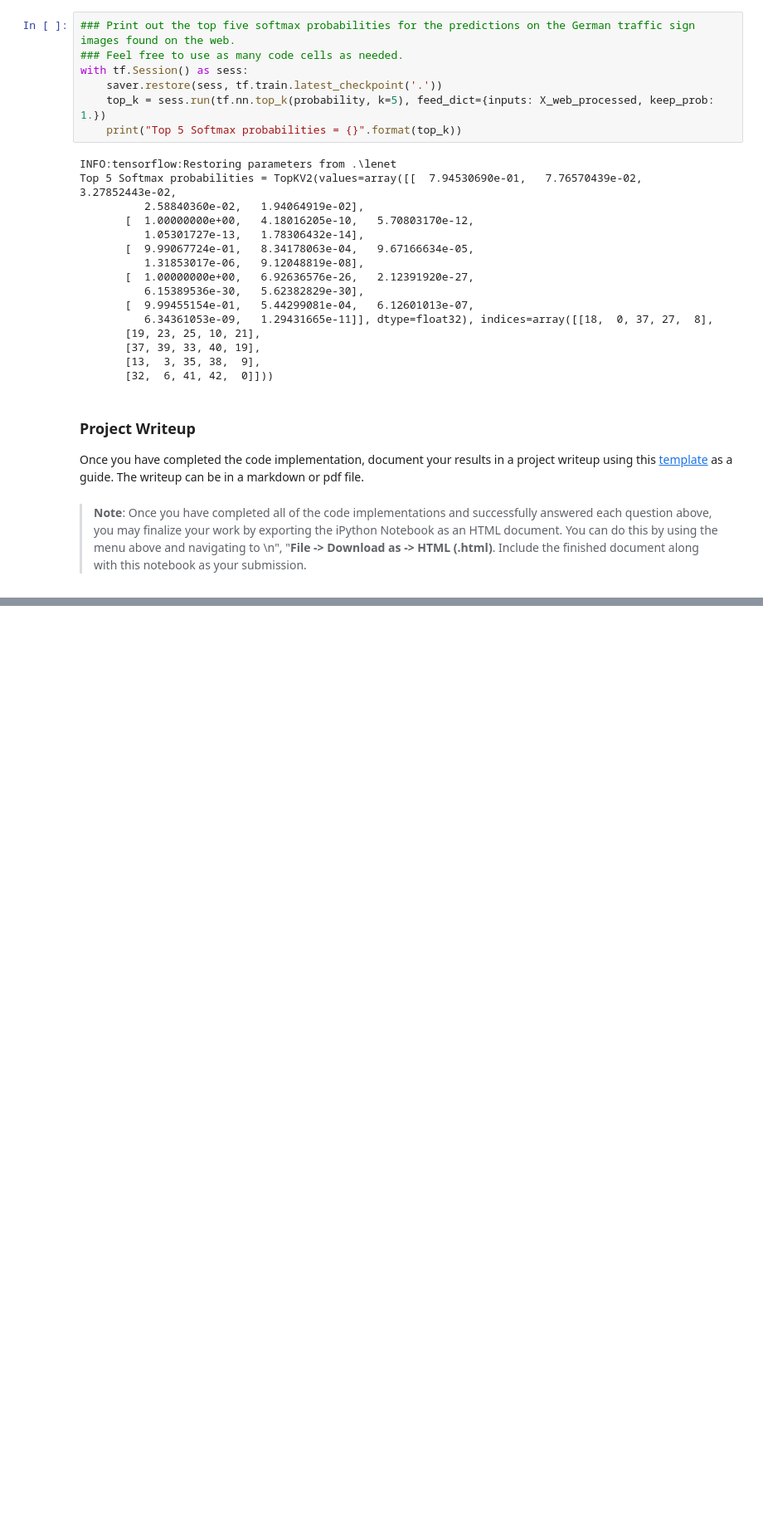
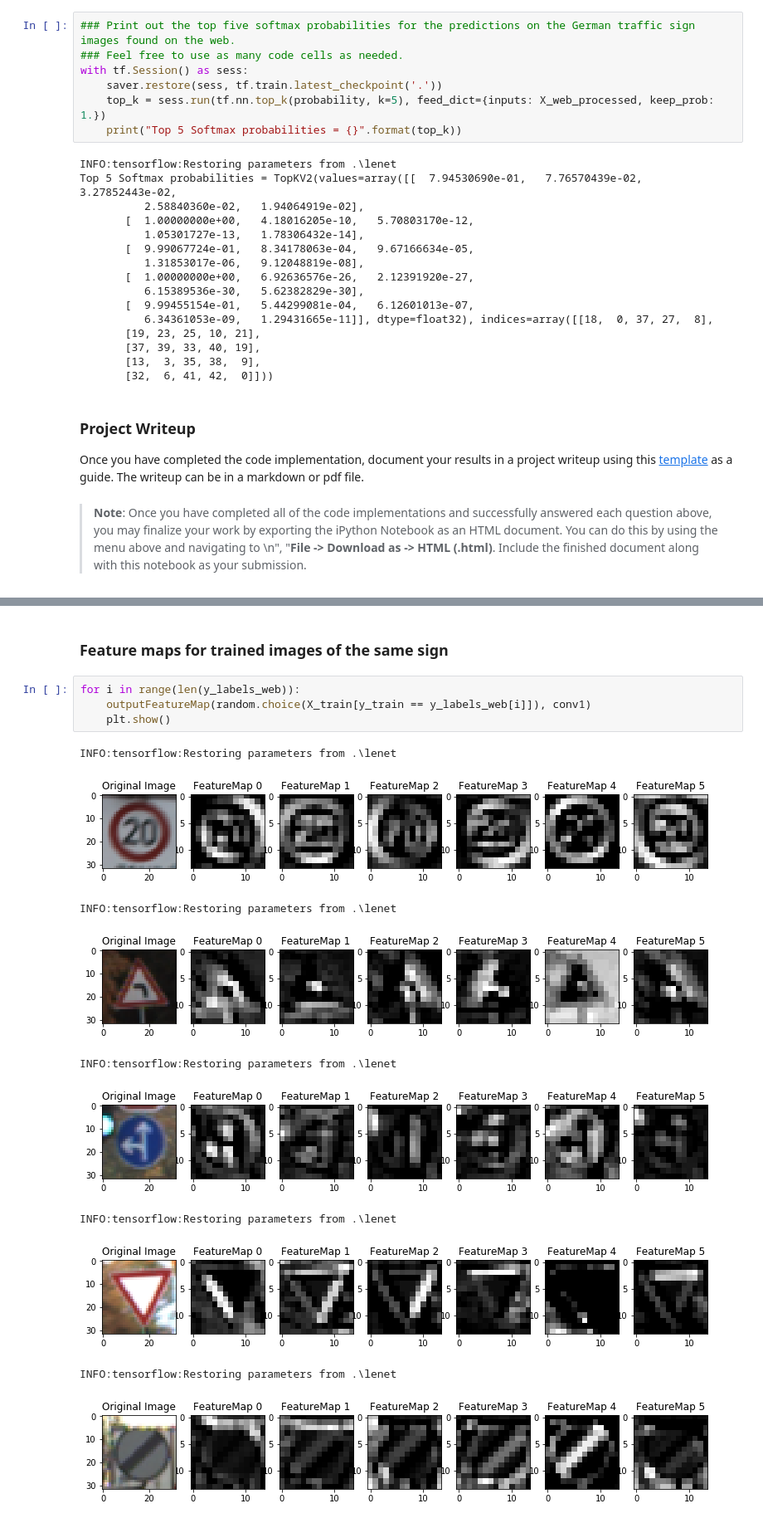
Before and after one commit to agoila/udacity-carnd-P2, a Jupyter notebook: LeNet_Traffic_Sign_Classifier.ipynb, the cells around one changed output, grey strips where cells are left out. Shown at 83% size. Drawn from its saved outputs; the diff is of its cells as text; blank space fills up the shorter version.

```diff
--- a/LeNet_Traffic_Sign_Classifier.ipynb
+++ b/LeNet_Traffic_Sign_Classifier.ipynb
@@ -729,0 +732,17 @@ INFO:tensorflow:Restoring parameters from .\lenet
+# %% [markdown]
+### Feature maps for trained images of the same sign
+# %%
+for i in range(len(y_labels_web)):
+    outputFeatureMap(random.choice(X_train[y_train == y_labels_web[i]]), conv1)
+    plt.show()
+# %% [output]
+INFO:tensorflow:Restoring parameters from .\lenet
+[figure, added]
+INFO:tensorflow:Restoring parameters from .\lenet
+[figure, added]
+INFO:tensorflow:Restoring parameters from .\lenet
+[figure, added]
+INFO:tensorflow:Restoring parameters from .\lenet
+[figure, added]
+INFO:tensorflow:Restoring parameters from .\lenet
+[figure, added]
```
Also changed, not shown: parts of 5 cells of this notebook, 2 other files.
